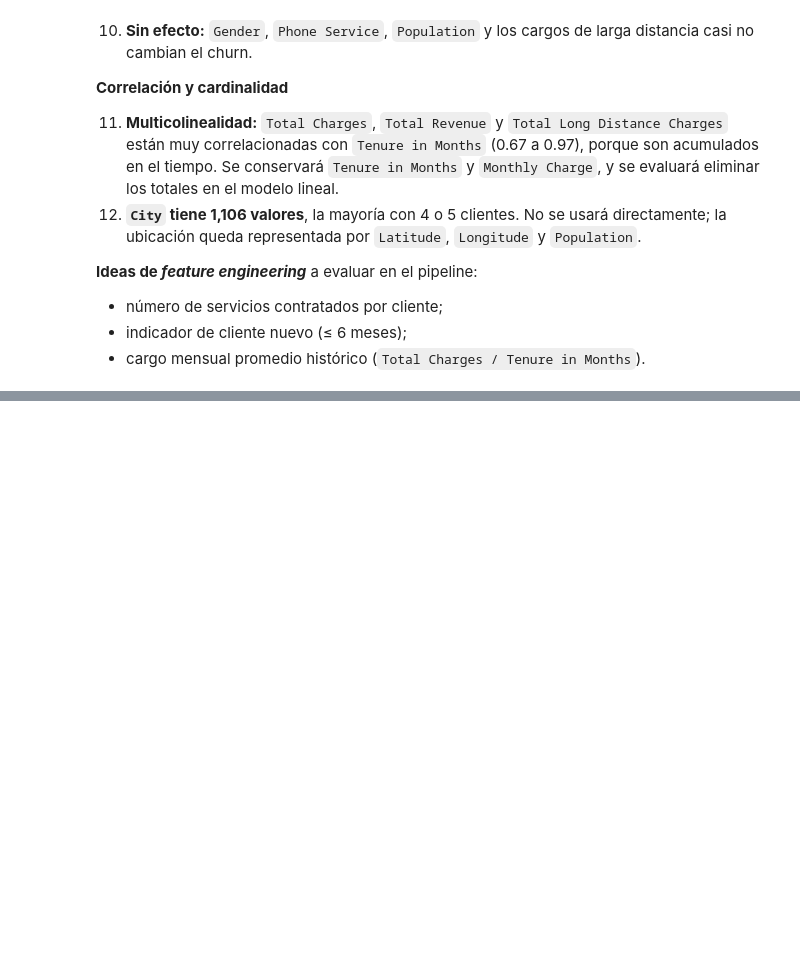
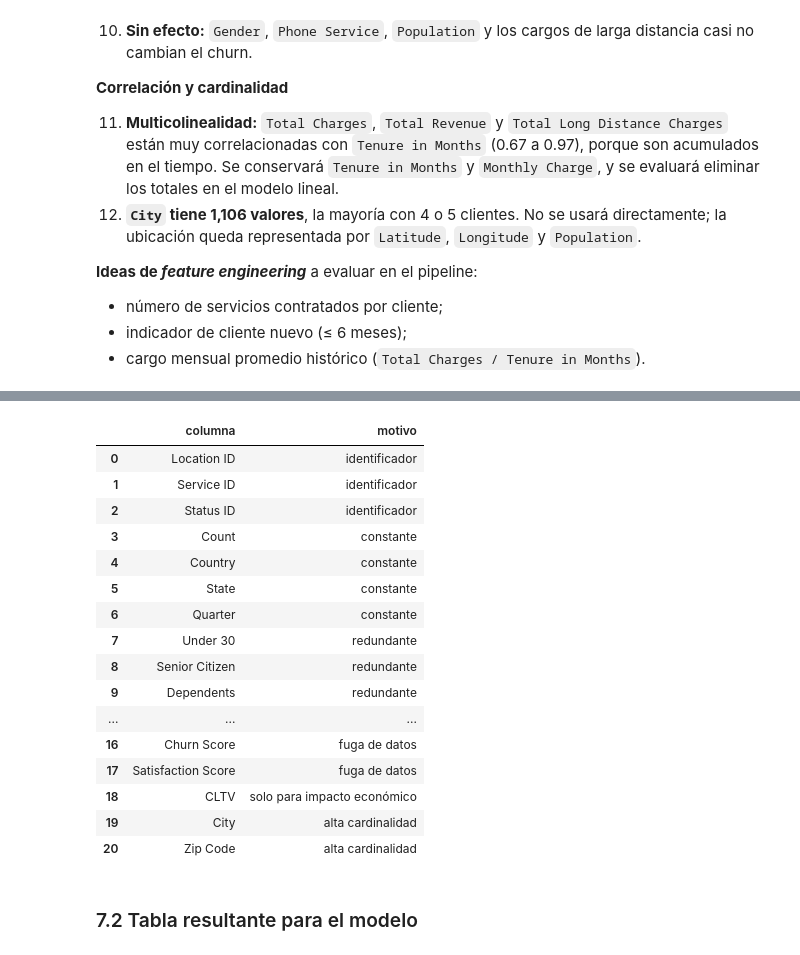
Before and after one commit to Antonio-3108/Proyecto-ML-for-Buisness, a Jupyter notebook: notebooks/01_exploracion.ipynb, the cells around one changed output, grey strips where cells are left out. Drawn from its saved outputs; the diff is of its cells as text; code cells hidden in the pictures; blank space fills up the shorter version.

```diff
--- a/notebooks/01_exploracion.ipynb
+++ b/notebooks/01_exploracion.ipynb
@@ -1166,0 +1176,51 @@ dtype: object
+# %%
+columnas_a_eliminar = {
+    "identificador": ["Location ID", "Service ID", "Status ID"],
+    "constante": ["Count", "Country", "State", "Quarter"],
+    "redundante": [
+        "Under 30",
+        "Senior Citizen",
+        "Dependents",
+        "Lat Long",
+        "Churn Label",
+        "Referred a Friend",
+    ],
+    "fuga de datos": [
+        "Customer Status",
+        "Churn Category",
+        "Churn Reason",
+        "Churn Score",
+        "Satisfaction Score",
+    ],
+    "solo para impacto económico": ["CLTV"],
+    "alta cardinalidad": ["City", "Zip Code"],
+}
+
+pd.DataFrame(
+    [
+        (col, motivo)
+        for motivo, columnas in columnas_a_eliminar.items()
+        for col in columnas
+    ],
+    columns=["columna", "motivo"],
+)
+# %% [output]
+|  | columna | motivo |
+| 0 | Location ID | identificador |
+| 1 | Service ID | identificador |
+| 2 | Status ID | identificador |
+| 3 | Count | constante |
+| 4 | Country | constante |
+| 5 | State | constante |
+| 6 | Quarter | constante |
+| 7 | Under 30 | redundante |
+| 8 | Senior Citizen | redundante |
+| 9 | Dependents | redundante |
+| ... | ... | ... |
+| 16 | Churn Score | fuga de datos |
+| 17 | Satisfaction Score | fuga de datos |
+| 18 | CLTV | solo para impacto económico |
+| 19 | City | alta cardinalidad |
+| 20 | Zip Code | alta cardinalidad |
+# %% [markdown]
+### 7.2 Tabla resultante para el modelo
```
Also changed, not shown: parts of 4 cells of this notebook.
